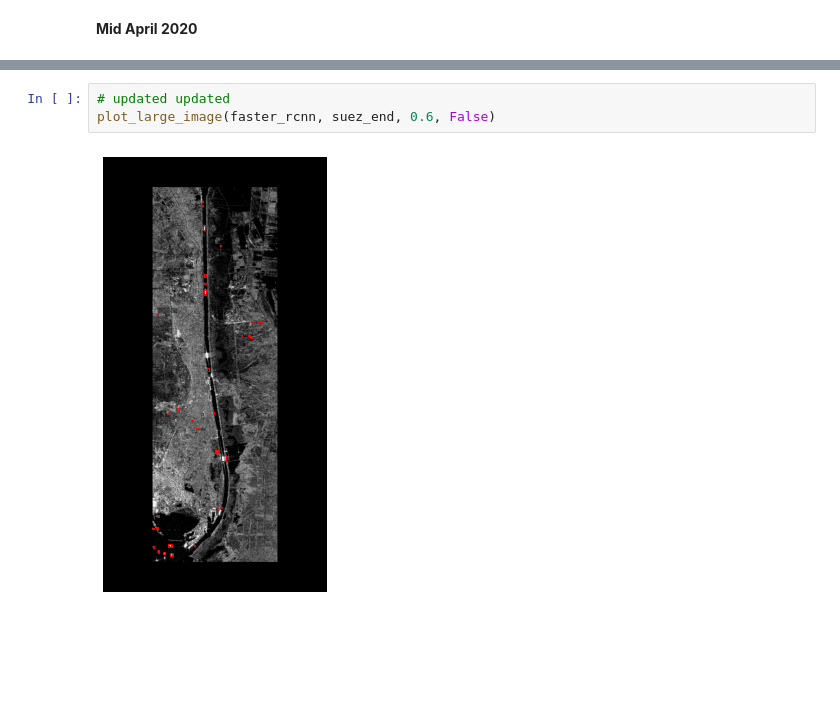
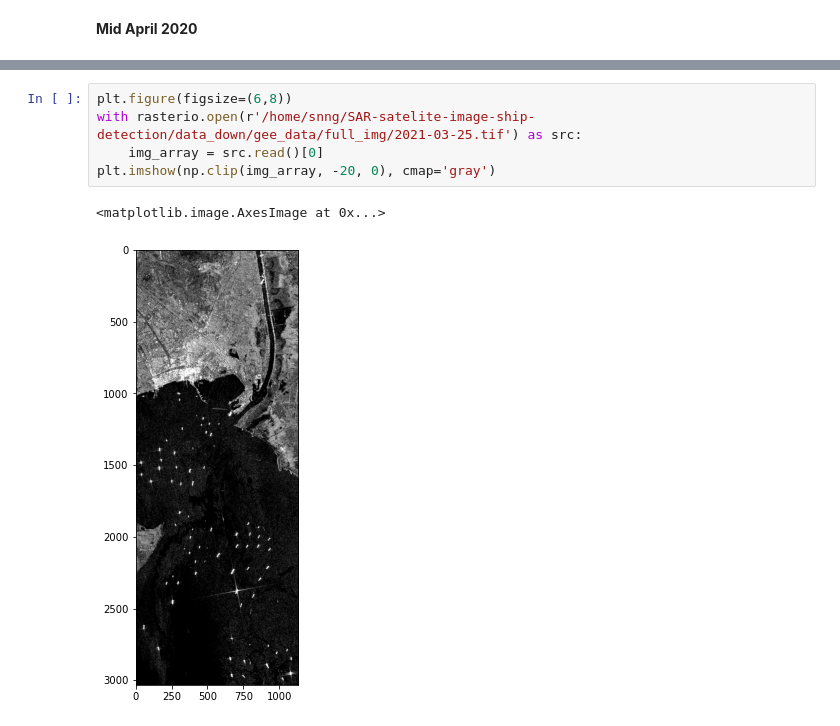
Before and after one commit to alexmak001/SAR-satelite-image-ship-detection, a Jupyter notebook: sean_notebooks/Applications.ipynb, the cells around one changed output, grey strips where cells are left out. Drawn from its saved outputs; the diff is of its cells as text; blank space fills up the shorter version.

```diff
--- a/sean_notebooks/Applications.ipynb
+++ b/sean_notebooks/Applications.ipynb
@@ -330,5 +324,8 @@ plot_large_image(faster_rcnn, suez_end, 0.6, False)
-# %%
-# updated updated
-plot_large_image(faster_rcnn, suez_end, 0.6, False)
-# %% [output]
-[figure, removed]
+# %%
+plt.figure(figsize=(6,8))
+with rasterio.open(r'/home/snng/SAR-satelite-image-ship-detection/data_down/gee_data/full_img/2021-03-25.tif') as src:
+    img_array = src.read()[0]
+plt.imshow(np.clip(img_array, -20, 0), cmap='gray')
+# %% [output]
+<matplotlib.image.AxesImage at 0x...>
+[figure, added]
```
Also changed, not shown: parts of 21 cells of this notebook.
